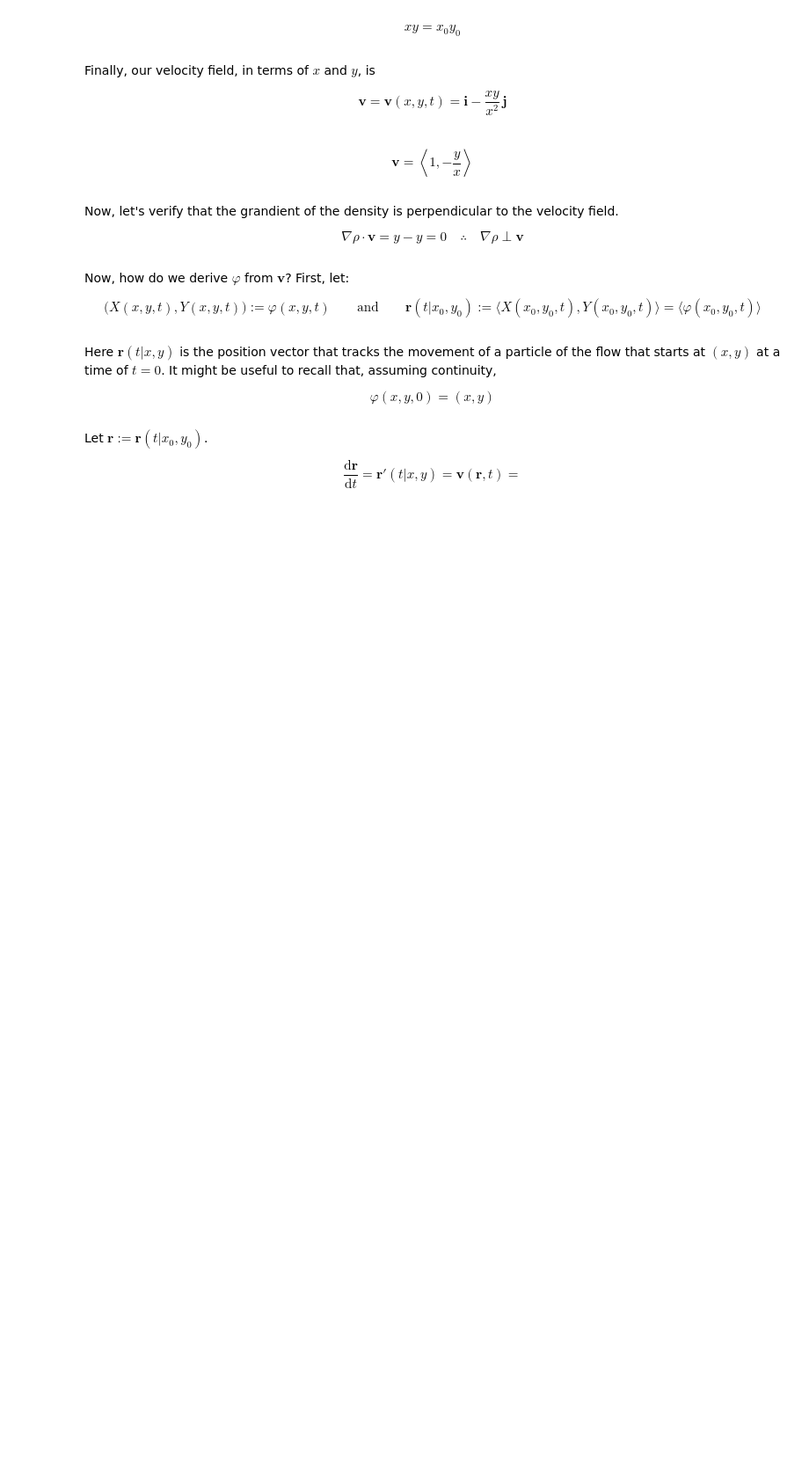
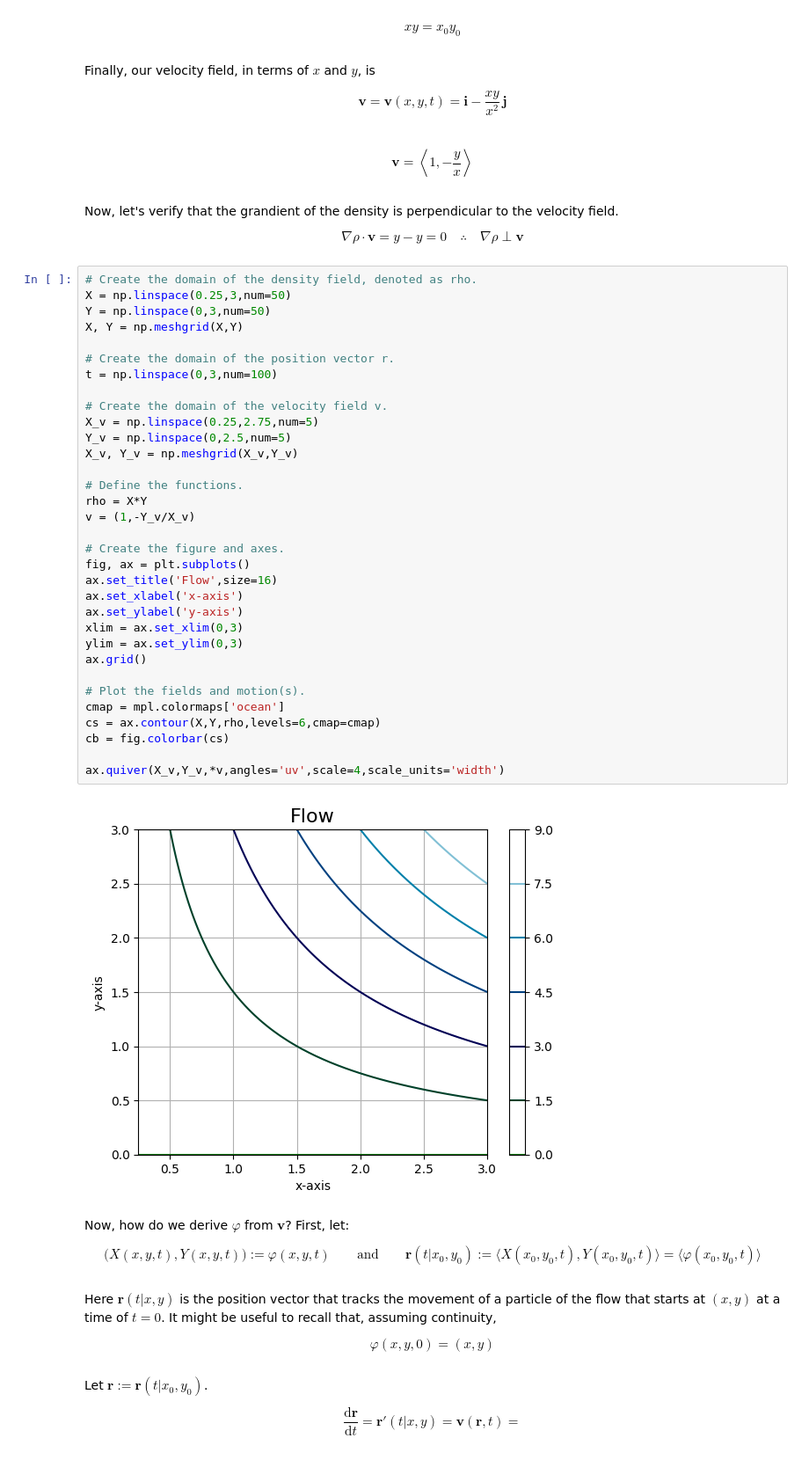
Before and after one commit to jordandll/MultivariableCalculus, a Jupyter notebook: DoubleIntegrals/GreensTheorem/pset/pset9-part2.ipynb, the cells around one changed output. Shown: that part at 88% size. Cells and saved outputs as stored; diff of their text form; blank space fills up the shorter version.

```diff
--- a/DoubleIntegrals/GreensTheorem/pset/pset9-part2.ipynb
+++ b/DoubleIntegrals/GreensTheorem/pset/pset9-part2.ipynb
@@ -327,6 +327,41 @@ $$ \mathbf{v} = \left\langle 1,-\frac{y}{x}\right\rangle$$
 Now, let's verify that the grandient of the density is perpendicular to the velocity field.
 
 $$ \nabla \rho \cdot \mathbf{v} = y - y = 0 \quad\therefore\quad \nabla \rho \perp \mathbf{v}$$
+# %%
+# Create the domain of the density field, denoted as rho.
+X = np.linspace(0.25,3,num=50)
+Y = np.linspace(0,3,num=50)
+X, Y = np.meshgrid(X,Y)
+
+# Create the domain of the position vector r.
+t = np.linspace(0,3,num=100)
+
+# Create the domain of the velocity field v.
+X_v = np.linspace(0.25,2.75,num=5)
+Y_v = np.linspace(0,2.5,num=5)
+X_v, Y_v = np.meshgrid(X_v,Y_v)
+
+# Define the functions.
+rho = X*Y
+v = (1,-Y_v/X_v)
+
+# Create the figure and axes.
+fig, ax = plt.subplots()
+ax.set_title('Flow',size=16)
+ax.set_xlabel('x-axis')
+ax.set_ylabel('y-axis')
+xlim = ax.set_xlim(0,3)
+ylim = ax.set_ylim(0,3)
+ax.grid()
+
+# Plot the fields and motion(s).
+cmap = mpl.colormaps['ocean']
+cs = ax.contour(X,Y,rho,levels=6,cmap=cmap)
+cb = fig.colorbar(cs)
+
+ax.quiver(X_v,Y_v,*v,angles='uv',scale=4,scale_units='width')
+# %% [output]
+[figure, added]
 # %% [markdown]
 Now, how do we derive $\varphi$ from $\mathbf{v}$?  First, let:
 
```
Also changed, not shown: 1 other file.
